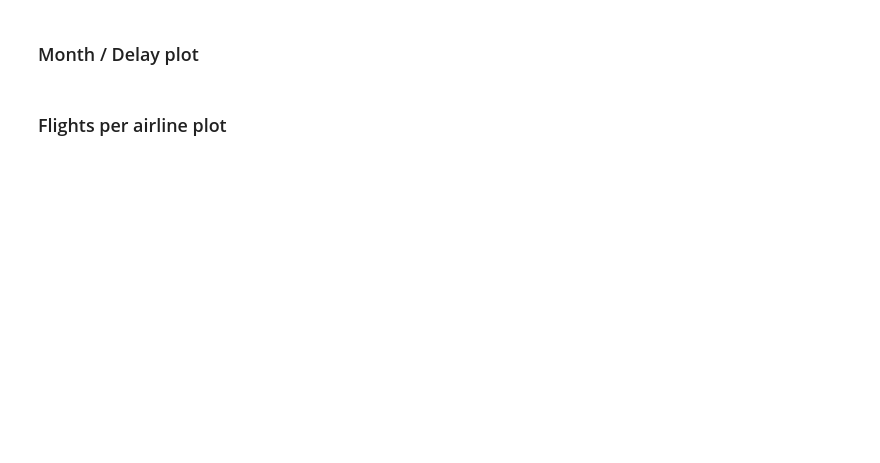
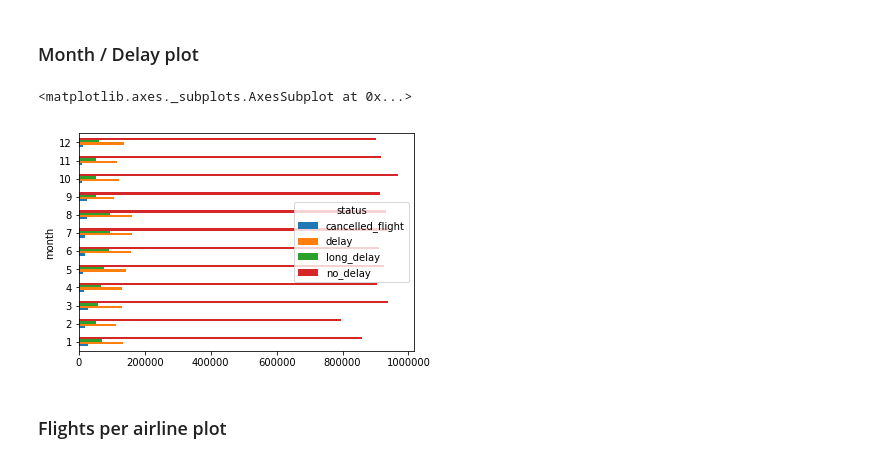
Before and after one commit to dbulgakov/Flight-delay-prediction-service, a Jupyter notebook: processing/PlottingData.ipynb, the cells around one changed output. Drawn from its saved outputs; the diff is of its cells as text; code cells hidden in the pictures; blank space fills up the shorter version.

```diff
--- a/processing/PlottingData.ipynb
+++ b/processing/PlottingData.ipynb
@@ -63,3 +97,8 @@ data.columns
+# %%
+data.groupby('month').status.value_counts().unstack().plot.barh()
+# %% [output]
+<matplotlib.axes._subplots.AxesSubplot at 0x...>
+[figure, added]
 # %% [markdown]
 ### Flights per airline plot
 # %%
```
Also changed, not shown: parts of 12 cells of this notebook, 47 other files.
